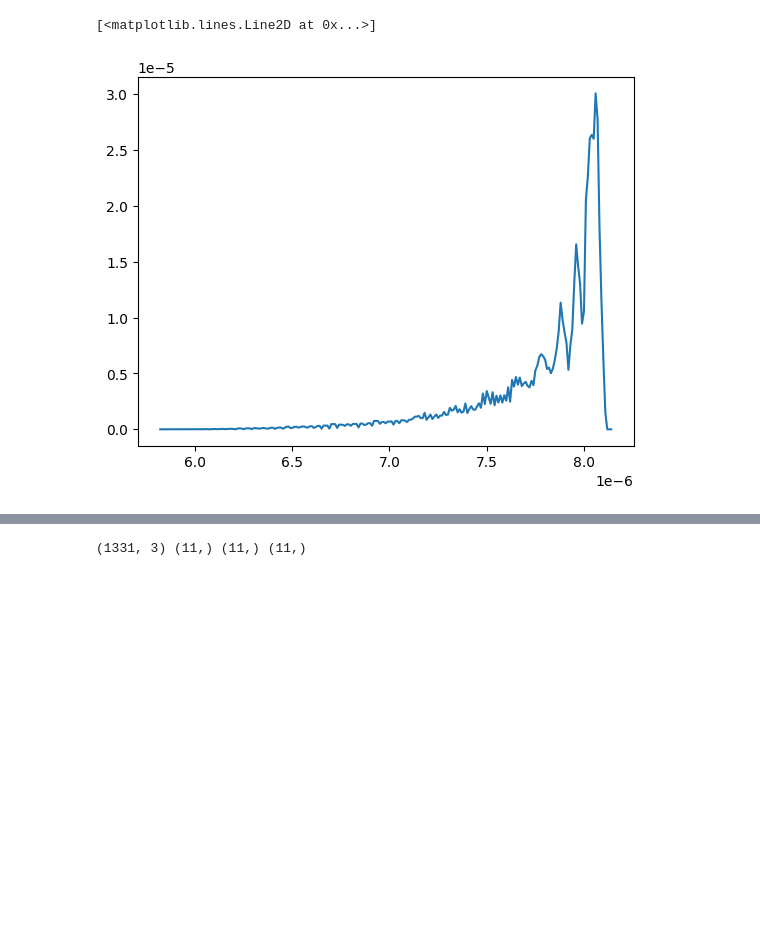
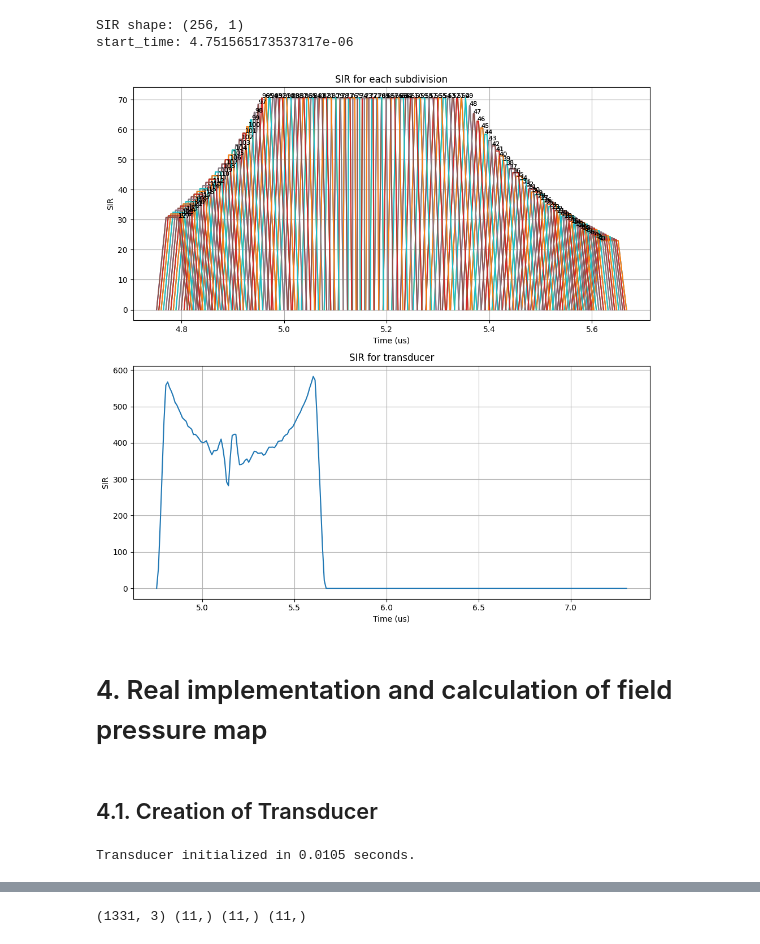
Before and after one commit to EstebanRivera08/eSDIva, a Jupyter notebook: notebook/PyFieldTest.ipynb, the cells around one changed output, grey strips where cells are left out. Drawn from its saved outputs; the diff is of its cells as text; code cells hidden in the pictures; blank space fills up the shorter version.

```diff
--- a/notebook/PyFieldTest.ipynb
+++ b/notebook/PyFieldTest.ipynb
@@ -41,15 +43,19 @@ class LinearArrayTransducer:
 
         """
         start_time = time()
-        element_height, element_width = element_height_mm / 1000.0, element_width_mm / 1000.0
-        kerf, elevation_focus = kerf_mm / 1000.0, elevation_focus_mm / 1000.0
+        element_height, element_width = element_height_mm *1e-3, element_width_mm *1e-3
+        kerf, elevation_focus = kerf_mm *1e-3, elevation_focus_mm *1e-3
         self.n_elements = n_elements
-        self.el_w = element_width
-        self.el_h = element_height
-        self.kerf = kerf
-        self.elev_focus = elevation_focus
+        self.el_w = element_width # m
+        self.el_h = element_height  # m
+        self.kerf = kerf  # m
+        self.elev_focus = elevation_focus  # m
         self.no_sub_x = no_sub_x
         self.no_sub_y = no_sub_y
+
+        if elevation_focus is not None and elevation_focus > 0 and no_sub_y < 2:
+            raise ValueError("Elevation focus requires at least 2 subdivisions in y to model elevation focusing.")
+
         if frequency_Hz is not None:
             self.fc = frequency_Hz
         else:
@@ -343,7 +459,7 @@ pitch_mm = 0.11
 element_width_mm = 0.108
 element_height_mm = 1.5
 elevation_focus_mm = 8  # mm
-tx_freq = 12.5e6  # MHz
+tx_freq = 12.5  # MHz
 
 c = 1540.0  # speed of sound in soft tissue (m/s)
 
@@ -354,14 +470,7 @@ tx = LinearArrayTransducer(
     elevation_focus_mm = elevation_focus_mm,
     kerf_mm            = pitch_mm - element_width_mm,
     no_sub_x           = 1,
-    no_sub_y           = 5,
+    no_sub_y           = 2,
     frequency_Hz       = tx_freq,  # MHz
 )
-
-# Apodization and focusing delays
-focus_mm = np.array([0, 0, 8])  # mm
-delays = np.linalg.norm(tx.element_centers - focus_mm*1e-3, axis=1) / c
-delays = delays.max() - delays  # time delays for focusing
-tx.set_delays(delays)
-tx.set_apodization(np.hanning(n_elements))
 # %% [output]
@@ -373,0 +502,7 @@ time, h_p, t_tx, h_tx, = field.spatial_impulse_response(focus_mm*1e-3, return_al
+# %%
+field_point = np.array([1, 0, 8])  # mm
+focus_mm =  np.array([0, 0, 8])  # mm
+delays = np.linalg.norm(tx.element_centers - focus_mm*1e-3, axis=1) / c
+delays = delays.min()- delays  # time delays for focusing
+tx.set_delays(delays)
+# tx.set_apodization(np.hanning(n_elements))
@@ -374,5 +513,36 @@ time, h_p, t_tx, h_tx, = field.spatial_impulse_response(focus_mm*1e-3, return_al
+# %%
+# Wrap into PyField
+field = PyField(tx)
 # %%
-plt.plot(time, h_p.T)
+fig = plot_sir_subdivision(tx, field, field_point)
 # %% [output]
-[<matplotlib.lines.Line2D at 0x...>]
+SIR shape: (256, 1)
+start_time: 4.751565173537317e-06
-[figure, old version]
+[figure, new version]
+# %% [markdown]
+# 4. Real implementation and calculation of field pressure map
+# %% [markdown]
+## 4.1. Creation of Transducer
+# %%
+# Create transducer with elevation focus
+n_elements = 128
+pitch_mm = 0.11
+element_width_mm = 0.108
+element_height_mm = 1.5
+elevation_focus_mm = 8  # mm
+tx_freq = 12.5  # MHz
+
+c = 1540.0  # speed of sound in soft tissue (m/s)
+
+tx = LinearArrayTransducer(
+    n_elements         = n_elements,
+    element_width_mm   = element_width_mm,
+    element_height_mm  = element_height_mm,
+    elevation_focus_mm = elevation_focus_mm,
+    kerf_mm            = pitch_mm - element_width_mm,
+    no_sub_x           = 1,
+    no_sub_y           = 10,
+    frequency_Hz       = tx_freq,  # MHz
+)
+# %% [output]
+Transducer initialized in 0.0105 seconds.
```
Also changed, not shown: parts of 29 cells of this notebook, 1 other file.
